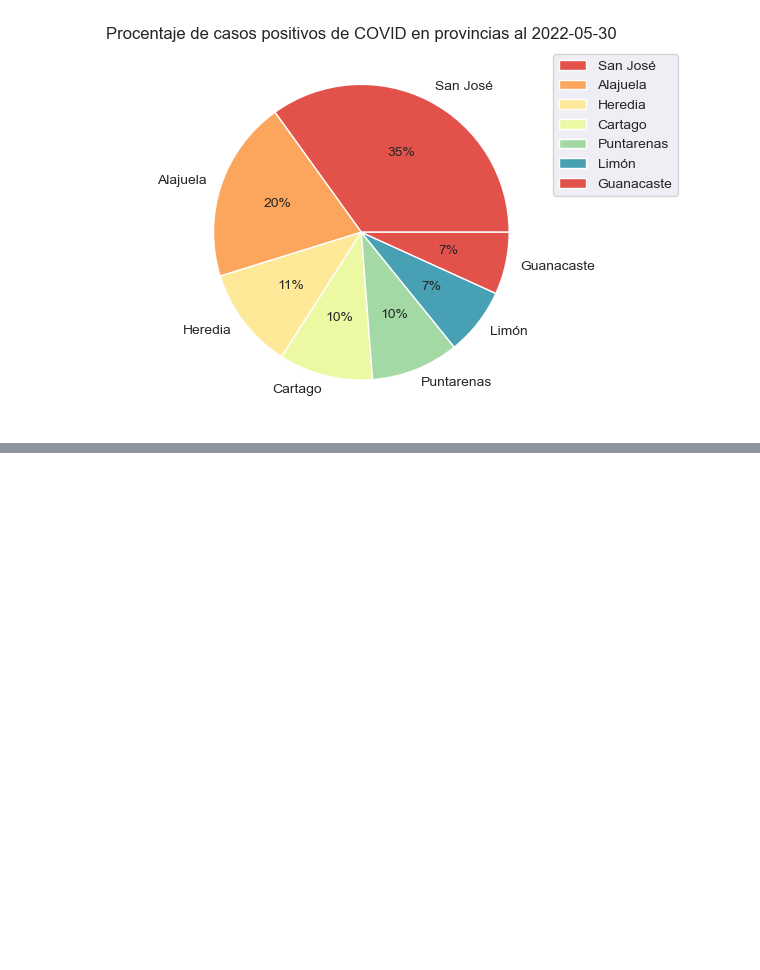
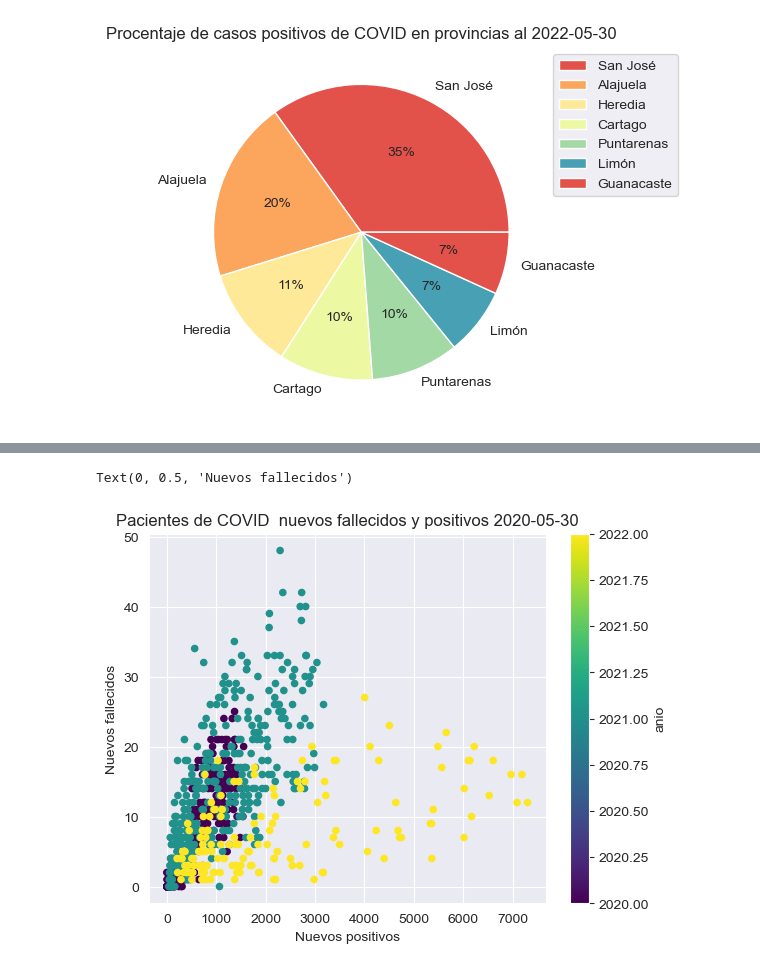
Before and after one commit to 09StevenG/visualizacion-mapplotlib-seaborn-, a Jupyter notebook: visualizacion-matplotlib-seaborn.ipynb, the cells around one changed output, grey strips where cells are left out. Saved outputs shown, nothing was run; the diff lists cells and outputs as text; code cells hidden in the pictures; blank space fills up the shorter version.

```diff
--- a/visualizacion-matplotlib-seaborn.ipynb
+++ b/visualizacion-matplotlib-seaborn.ipynb
@@ -505,0 +550,10 @@ plt.legend(bbox_to_anchor=(1.0, 1.0))
+# %%
+
+covid_general.plot.scatter(x="nuevos_positivos", y="nuevos_fallecidos", c="anio", colormap="viridis")
+
+plt.title("Pacientes de COVID  nuevos fallecidos y positivos 2020-05-30")
+plt.xlabel("Nuevos positivos")
+plt.ylabel("Nuevos fallecidos")
+# %% [output]
+Text(0, 0.5, 'Nuevos fallecidos')
+[figure, added]
```
Also changed, not shown: parts of 11 cells of this notebook.
